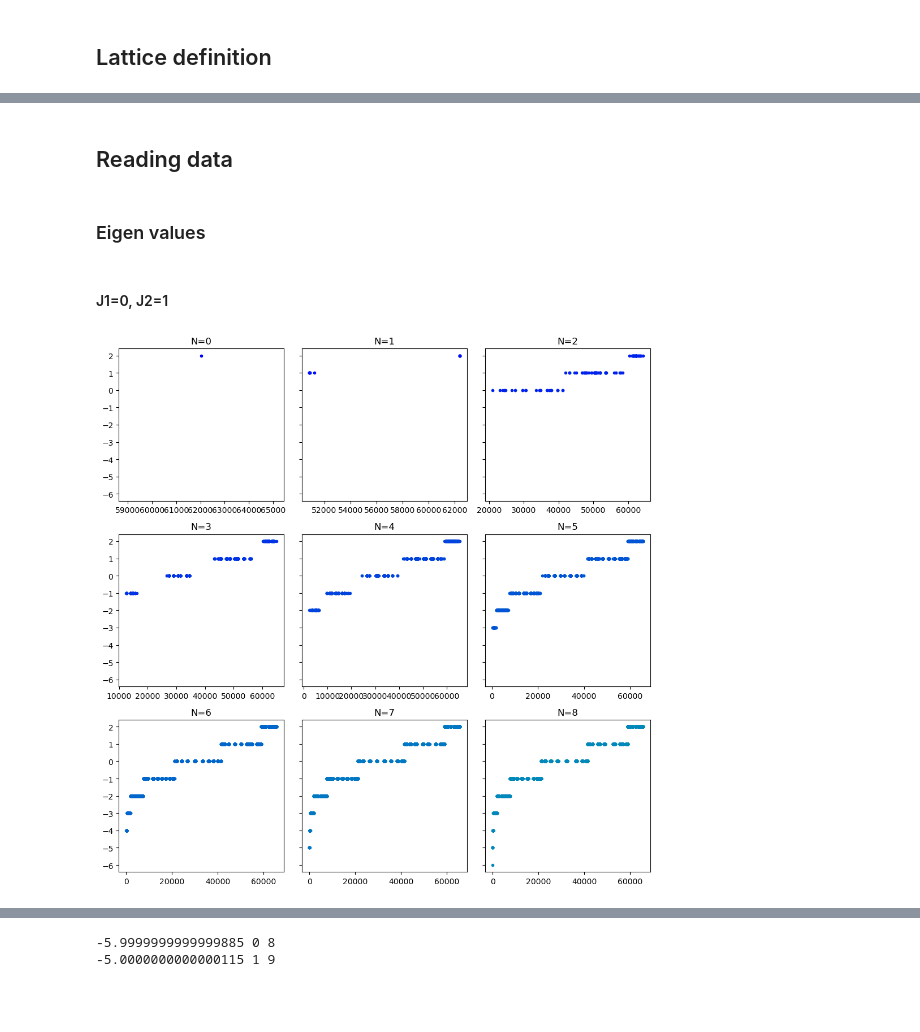
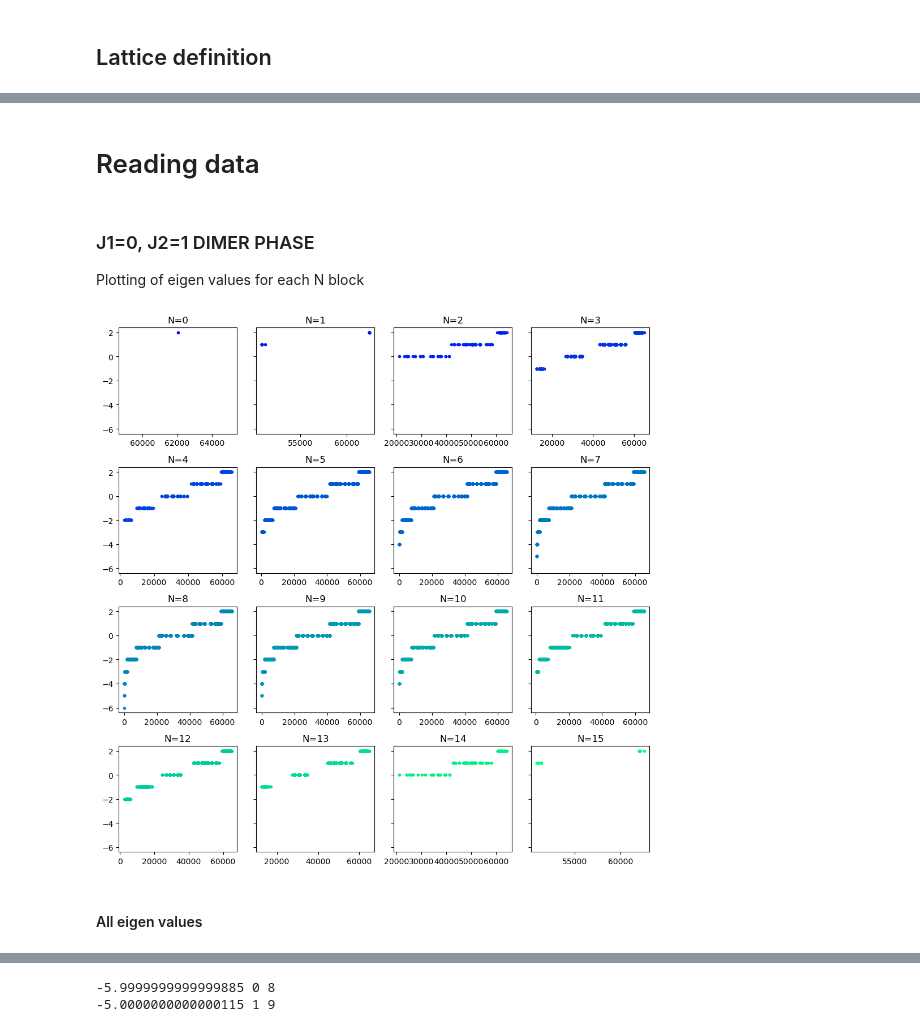
Before and after one commit to Cool-stanza/Shastry-Sutherland-model, a Jupyter notebook: exact diagonalization 4x4 Shastry Sutherland.ipynb, the cells around one changed output, grey strips where cells are left out. Saved outputs shown, nothing was run; the diff lists cells and outputs as text; code cells hidden in the pictures; blank space fills up the shorter version.

```diff
--- a/exact diagonalization 4x4 Shastry Sutherland.ipynb
+++ b/exact diagonalization 4x4 Shastry Sutherland.ipynb
@@ -57,10 +59,0 @@ HD.plot_dimer(coor,neighbors_indices,diag_indices,spins)
-# %%
-
-"""
-N=9
-HN = HD.build_HN(Lx,Ly,N,J1,J2,neighbors_indices,diag_indices)
-HN = HN.toarray()
-
-eigvals, eigvecs = la.eigh(HN)
-print(eigvals[0])"
-"""
@@ -93,9 +78,10 @@ for i in range(len(J1)):
     print(i)
     J1=J1[i]
     J2=J2[i]
+
     folder_name = f"J1={round(J1,2)}_J2={round(J2,2)}/"
     full_path = save_path + folder_name
-    os.makedirs(full_path, exist_ok=True)
+
 
     HN = []
     for N in range(Lx*Ly+1):
@@ -110,7 +96,7 @@ for i in range(len(J1)):
         print(f"finito di diagonalizzare HN_{N} alle", datetime.now())
         print("")
 
-        folder_eig = f"eigvals block N={N}/"
+        folder_eig = f"eigvals block N={N}/"    # SAVING DATA
         path = full_path + folder_eig
         os.makedirs(path, exist_ok=True)
         np.save(path+f"eigvals_N={N}", eigvals)
@@ -136,18 +122,34 @@ Wall time: 48min 21s
 # %% [markdown]
-## Reading data
+# Reading data
-# %% [markdown]
-### Eigen values
 # %% [markdown]
-#### J1=0, J2=1
+### J1=0, J2=1 DIMER PHASE
+ Plotting of eigen values for each N block
 # %%
+all_eigvals = []
+all_labels = []
+for i in range(16):
+    a=np.load(save_path+"J1=0.0_J2=1.0/"+f"eigvals block N={i}/"+f"eigvals_N={i}.npy")
+    all_eigvals.extend(a)
+    all_labels.extend([i]*len(a))
 
-fig, axes = plt.subplots(3,3, figsize=(10, 10), sharey=True)
+all_eigvals = np.array(all_eigvals)
+all_labels = np.array(all_labels)
+sorted_indices = np.argsort(all_eigvals)
+all_eigvals_sorted = all_eigvals[sorted_indices]
+all_labels_sorted = all_labels[sorted_indices]
+
+fig, axes = plt.subplots(4,4, figsize=(10, 10), sharey=True)
+colormap = get_cmap("winter")
+colors = colormap(np.linspace(0, 1, 16))
 
 for i, ax in enumerate(axes.flatten()):
     mask = all_labels_sorted == i
     ax.plot(np.where(mask)[0], all_eigvals_sorted[mask], '.', color=colors[i])
     ax.set_title(f"N={i}")
+
 plt.tight_layout()
 plt.show()
 # %% [output]
-[figure, old version]
+[figure, new version]
+# %% [markdown]
+#### All eigen values
```
Also changed, not shown: parts of 48 cells of this notebook, 1 other file.
